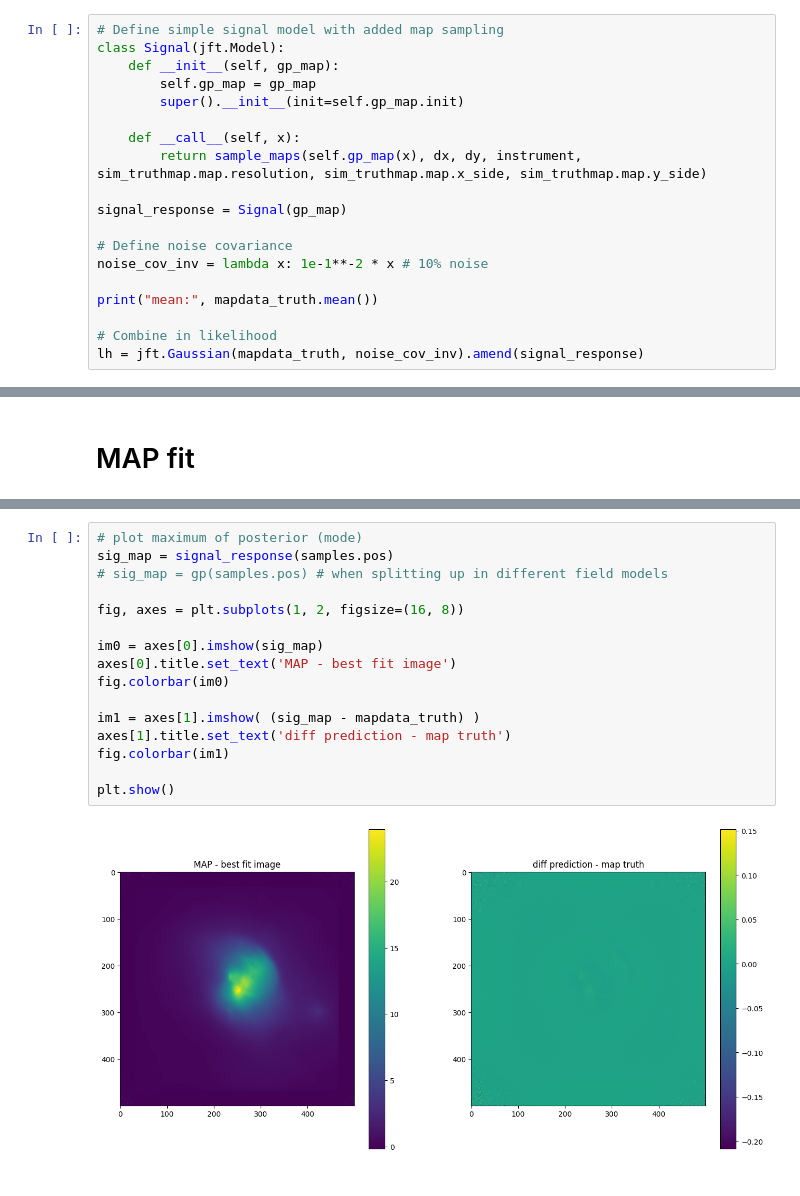
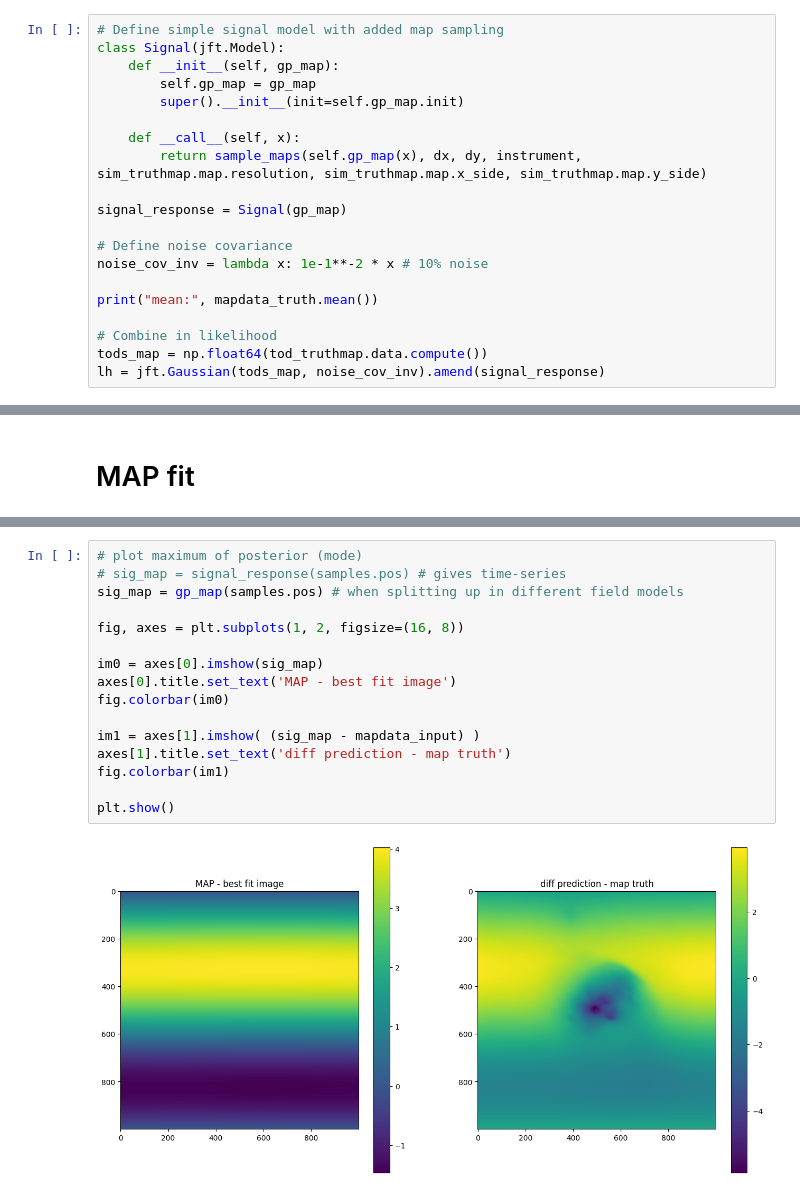
Before and after one commit to jwuerzinger/CMB_denoising, a Jupyter notebook: nifty_maria/nifty_maria_mapsampling.ipynb, the cells around one changed output, grey strips where cells are left out. Drawn from its saved outputs; the diff is of its cells as text.

```diff
--- a/nifty_maria/nifty_maria_mapsampling.ipynb
+++ b/nifty_maria/nifty_maria_mapsampling.ipynb
@@ -431,5 +401,6 @@ noise_cov_inv = lambda x: 1e-1**-2 * x # 10% noise
 print("mean:", mapdata_truth.mean())
 
 # Combine in likelihood
-lh = jft.Gaussian(mapdata_truth, noise_cov_inv).amend(signal_response)
+tods_map = np.float64(tod_truthmap.data.compute())
+lh = jft.Gaussian(tods_map, noise_cov_inv).amend(signal_response)
 # %% [output]
@@ -505,18 +463,18 @@ TypeError: sub got incompatible shapes for broadcasting: (500, 500), (217, 30000
 # %%
 # plot maximum of posterior (mode)
-sig_map = signal_response(samples.pos)
-# sig_map = gp(samples.pos) # when splitting up in different field models
+# sig_map = signal_response(samples.pos) # gives time-series
+sig_map = gp_map(samples.pos) # when splitting up in different field models
 
 fig, axes = plt.subplots(1, 2, figsize=(16, 8))
 
 im0 = axes[0].imshow(sig_map)
 axes[0].title.set_text('MAP - best fit image')
 fig.colorbar(im0)
 
-im1 = axes[1].imshow( (sig_map - mapdata_truth) )
+im1 = axes[1].imshow( (sig_map - mapdata_input) )
 axes[1].title.set_text('diff prediction - map truth')
 fig.colorbar(im1)
 
 plt.show()
 # %% [output]
-[figure, old version]
+[figure, new version]
```
Also changed, not shown: parts of 8 cells of this notebook.
